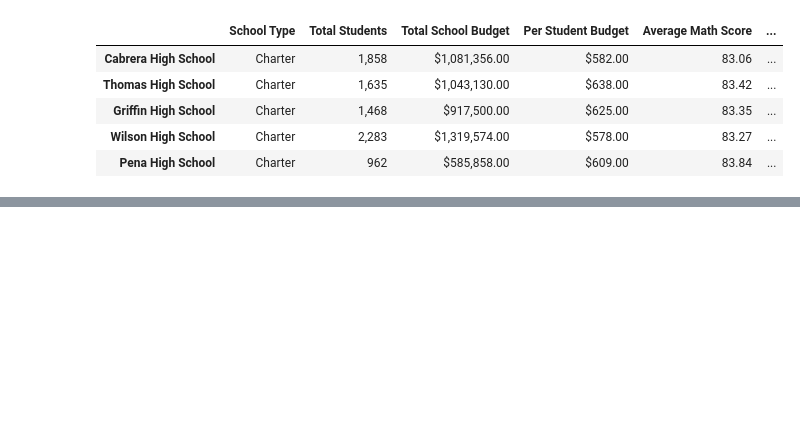
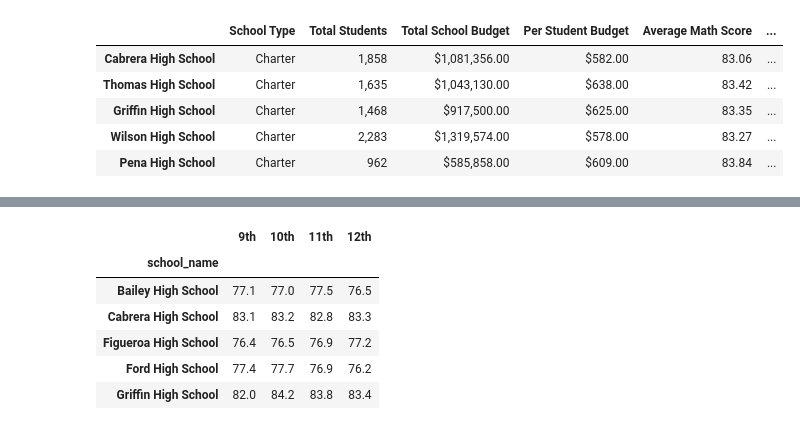
Before and after one commit to mannyinwang/School_District_Analysis, a Jupyter notebook: PyCitySchools.ipynb, the cells around one changed output, grey strips where cells are left out. Drawn from its saved outputs; the diff is of its cells as text; code cells hidden in the pictures; blank space fills up the shorter version.

```diff
--- a/PyCitySchools.ipynb
+++ b/PyCitySchools.ipynb
@@ -603,0 +634,7 @@ bottom_schools.head()
+# %%
+# Average Math grade for the different grade levels
+ninth_graders_math_scores = ninth_graders.groupby(['school_name']).mean()['math_score'].map('{:.1f}'.format)
+tenth_graders_math_scores = tenth_graders.groupby(['school_name']).mean()['math_score'].map('{:.1f}'.format)
+eleventh_graders_math_scores = eleventh_graders.groupby(['school_name']).mean()['math_score'].map('{:.1f}'.format)
+twelfth_graders_math_scores = twelfth_graders.groupby(['school_name']).mean()['math_score'].map('{:.1f}'.format)
+eleventh_graders_math_scores
@@ -603,0 +683,17 @@ bottom_schools.head()
+# %%
+# Math score by grade dataframe
+math_score_by_grade = pd.DataFrame({
+    '9th': ninth_graders_math_scores,
+    '10th':tenth_graders_math_scores ,
+    '11th':eleventh_graders_math_scores,
+    '12th':twelfth_graders_math_scores
+})
+math_score_by_grade.head()
+# %% [output]
+|  | 9th | 10th | 11th | 12th |
+| school_name |  |  |  |  |
+| Bailey High School | 77.1 | 77.0 | 77.5 | 76.5 |
+| Cabrera High School | 83.1 | 83.2 | 82.8 | 83.3 |
+| Figueroa High School | 76.4 | 76.5 | 76.9 | 77.2 |
+| Ford High School | 77.4 | 77.7 | 76.9 | 76.2 |
+| Griffin High School | 82.0 | 84.2 | 83.8 | 83.4 |
```
Also changed, not shown: parts of 5 cells of this notebook.
